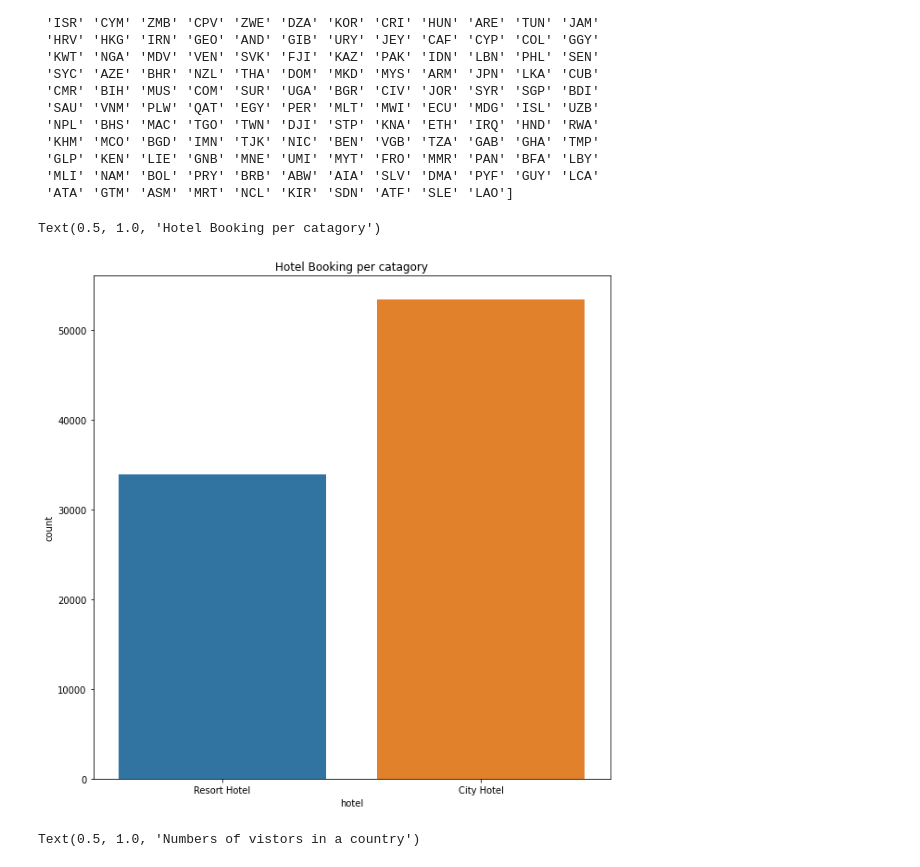
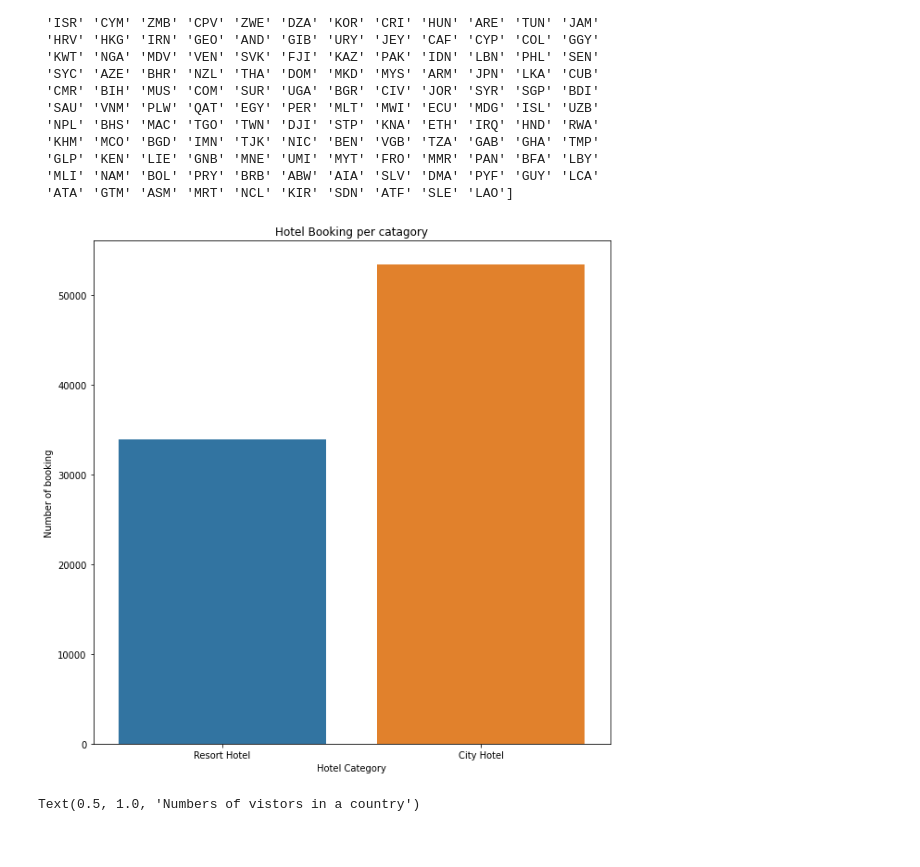
Before and after one commit to Naman2827/hotel-booking-analysis, a Jupyter notebook: Hotel_Booking_Analysis_Capstone_Project.ipynb, the cells around one changed output. Saved outputs shown, nothing was run; the diff lists cells and outputs as text; code cells hidden in the pictures.

```diff
--- a/Hotel_Booking_Analysis_Capstone_Project.ipynb
+++ b/Hotel_Booking_Analysis_Capstone_Project.ipynb
@@ -64,5 +64,12 @@ memory usage: 29.1+ MB
 hba.duplicated().sum()
 hba.drop_duplicates(inplace=True)
 hba.info()
+
+# adults, babies and children cant be zero at same time, so dropping the rows having all these zero at same time
+
+filter = (hba.children == 0) & (hba.adults == 0) & (hba.babies == 0)
+hba[filter]
+hba = hba[~filter]
+hba
 # %% [output]
 <class 'pandas.core.frame.DataFrame'>
@@ -106,10 +130,11 @@ print(hba["country"].unique())
 # %%
 #Ploting the chart of the hotel category and booking
 sns.countplot(hba["hotel"])
 fig = plt.gcf()
 fig.set_size_inches(10,10)
 plt.title("Hotel Booking per catagory")
+plt.xlabel('Hotel Category');
+plt.ylabel('Number of booking');
 # %% [output]
-Text(0.5, 1.0, 'Hotel Booking per catagory')
-[figure, old version]
+[figure, new version]
 # %%
```
Also changed, not shown: parts of 10 cells of this notebook.
